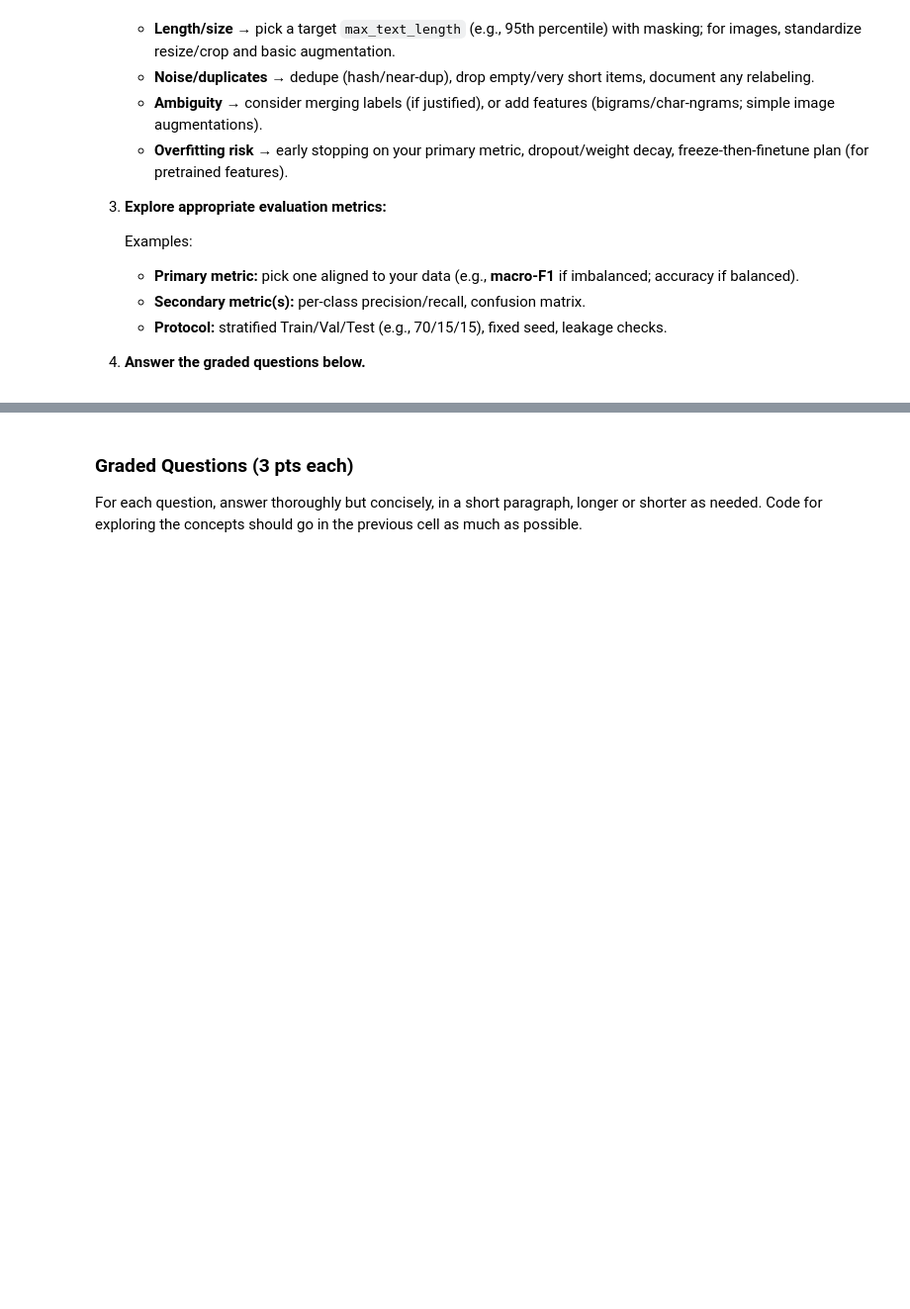
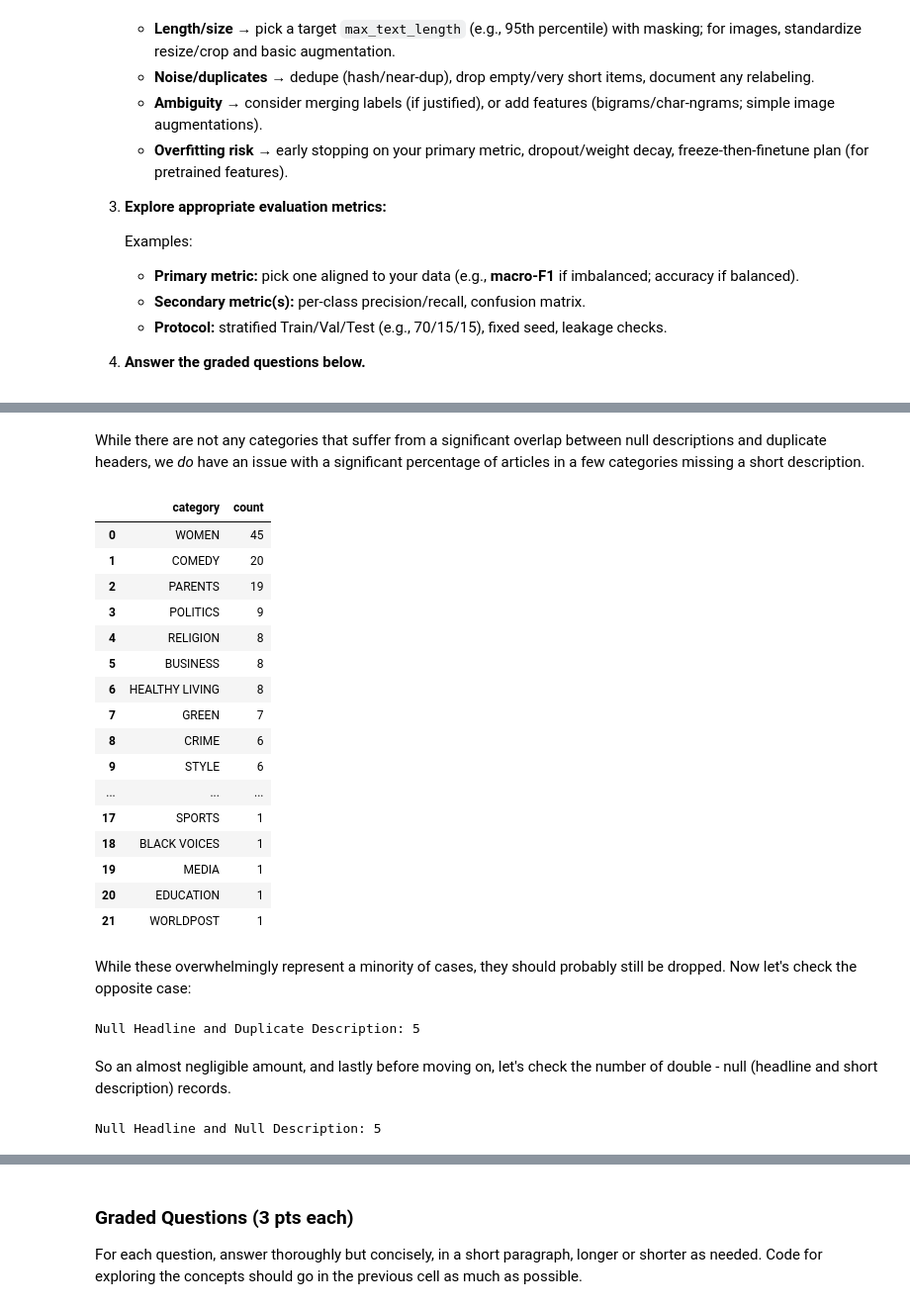
Before and after one commit to tbeerio/DX703-Milestone-One, a Jupyter notebook: Milestone_01_Group_28.ipynb, the cells around one changed output, grey strips where cells are left out. Shown at 99% size. Drawn from its saved outputs; the diff is of its cells as text; code cells hidden in the pictures; blank space fills up the shorter version.

```diff
--- a/Milestone_01_Group_28.ipynb
+++ b/Milestone_01_Group_28.ipynb
@@ -718,0 +802,43 @@ Identify the **key challenges** in your chosen dataset and outline **practical s
+# %% [markdown]
+While there are not any categories that suffer from a significant overlap between null descriptions and duplicate headers, we *do* have an issue with a significant percentage of articles in a few categories missing a short description.
+# %%
+null_desc_dup_headline = df_sanity_check[null_description_mask & dup_headline_mask]
+
+null_desc_dup_headline_df = (null_desc_dup_headline.groupby('category').size().reset_index(name='count').sort_values('count', ascending=False))
+null_desc_dup_headline_df.reset_index(drop=True)
+# %% [output]
+|  | category | count |
+| 0 | WOMEN | 45 |
+| 1 | COMEDY | 20 |
+| 2 | PARENTS | 19 |
+| 3 | POLITICS | 9 |
+| 4 | RELIGION | 8 |
+| 5 | BUSINESS | 8 |
+| 6 | HEALTHY LIVING | 8 |
+| 7 | GREEN | 7 |
+| 8 | CRIME | 6 |
+| 9 | STYLE | 6 |
+| ... | ... | ... |
+| 17 | SPORTS | 1 |
+| 18 | BLACK VOICES | 1 |
+| 19 | MEDIA | 1 |
+| 20 | EDUCATION | 1 |
+| 21 | WORLDPOST | 1 |
+# %% [markdown]
+While these overwhelmingly represent a minority of cases, they should probably still be dropped. Now let's check the opposite case:
+# %%
+null_headline_dup_desc_mask = null_headline_mask & dup_description_mask
+
+null_headline_dup_desc = df_sanity_check[null_headline_dup_desc_mask]
+print(f"Null Headline and Duplicate Description: {len(null_headline_dup_desc)}")
+# %% [output]
+Null Headline and Duplicate Description: 5
+# %% [markdown]
+So an almost negligible amount, and lastly before moving on, let's check the number of double - null (headline and short description) records.
+# %%
+null_headline_null_desc_mask = null_headline_mask & null_description_mask
+
+double_null = df_sanity_check[null_headline_null_desc_mask]
+print(f"Null Headline and Null Description: {len(double_null)}")
+# %% [output]
+Null Headline and Null Description: 5
```
Also changed, not shown: parts of 64 cells of this notebook, 4 other files.
